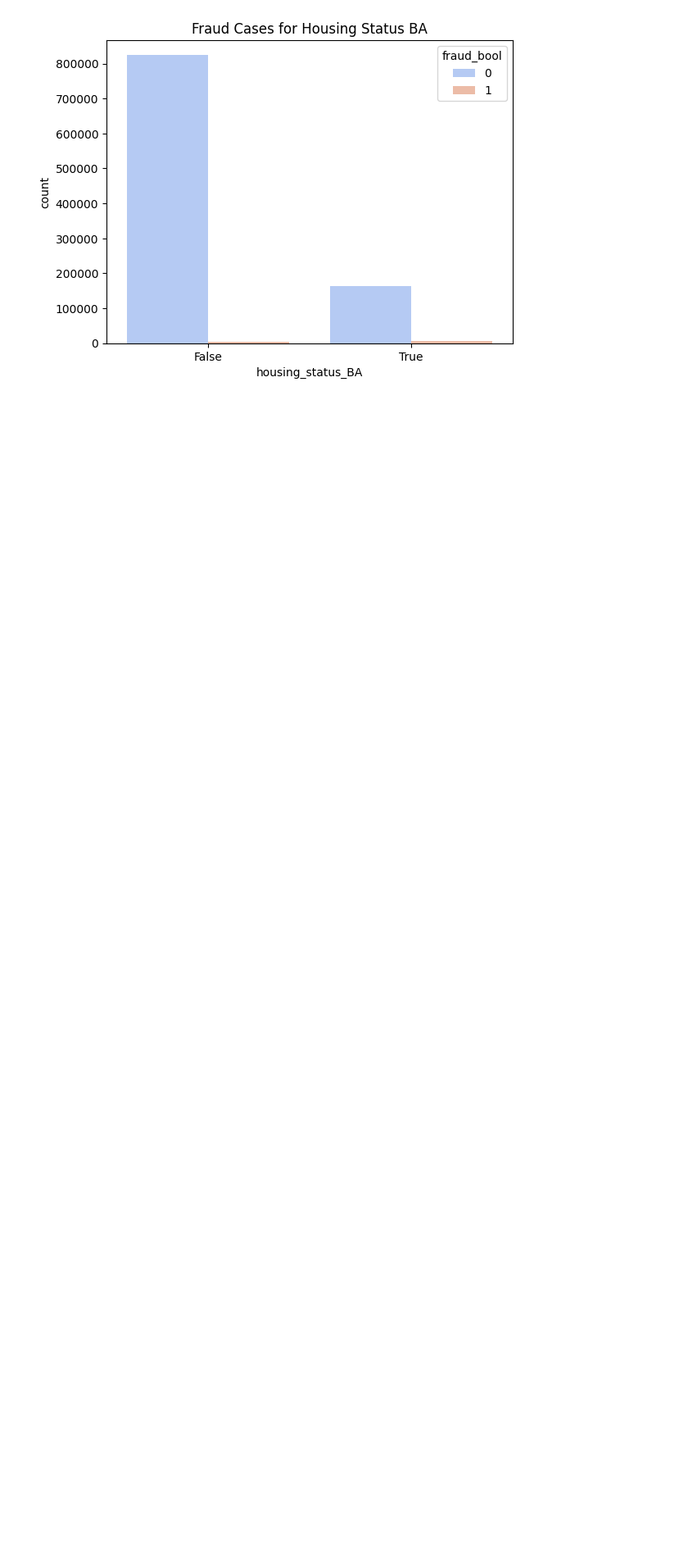
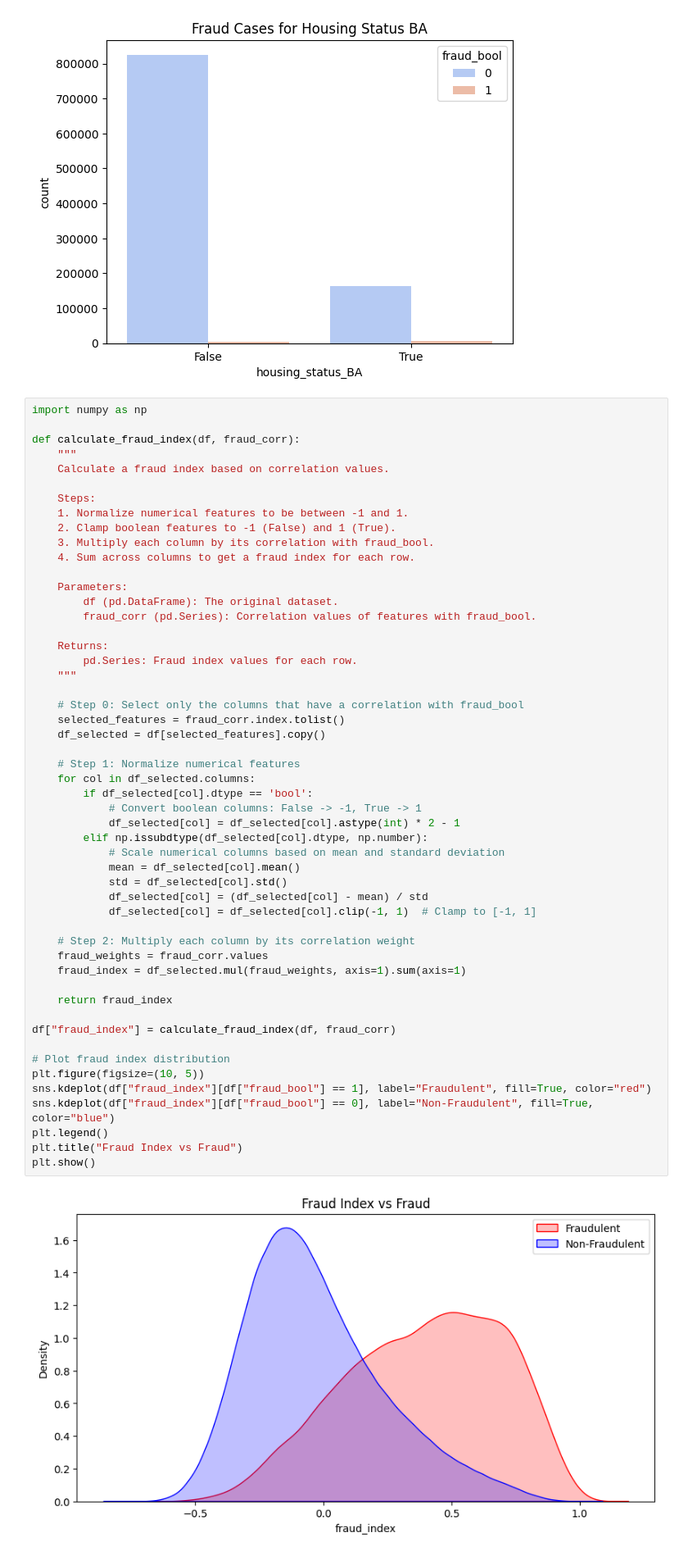
Before and after one commit to hmzdot/fraud-ml, a Jupyter notebook: src/analysis.ipynb, the cells around one changed output. Shown: that part at 82% size. Saved outputs shown, nothing was run; the diff lists cells and outputs as text; blank space fills up the shorter version.

```diff
--- a/src/analysis.ipynb
+++ b/src/analysis.ipynb
@@ -104,3 +115,57 @@ plt.title("Fraud Cases for Housing Status BA")
 plt.show()
 # %% [output]
 [figure]
+# %%
+import numpy as np
+
+def calculate_fraud_index(df, fraud_corr):
+    """
+    Calculate a fraud index based on correlation values.
+
+    Steps:
+    1. Normalize numerical features to be between -1 and 1.
+    2. Clamp boolean features to -1 (False) and 1 (True).
+    3. Multiply each column by its correlation with fraud_bool.
+    4. Sum across columns to get a fraud index for each row.
+
+    Parameters:
+        df (pd.DataFrame): The original dataset.
+        fraud_corr (pd.Series): Correlation values of features with fraud_bool.
+
+    Returns:
+        pd.Series: Fraud index values for each row.
+    """
+
+    # Step 0: Select only the columns that have a correlation with fraud_bool
+    selected_features = fraud_corr.index.tolist()
+    df_selected = df[selected_features].copy()
+
+    # Step 1: Normalize numerical features
+    for col in df_selected.columns:
+        if df_selected[col].dtype == 'bool':
+            # Convert boolean columns: False -> -1, True -> 1
+            df_selected[col] = df_selected[col].astype(int) * 2 - 1
+        elif np.issubdtype(df_selected[col].dtype, np.number):
+            # Scale numerical columns based on mean and standard deviation
+            mean = df_selected[col].mean()
+            std = df_selected[col].std()
+            df_selected[col] = (df_selected[col] - mean) / std
+            df_selected[col] = df_selected[col].clip(-1, 1)  # Clamp to [-1, 1]
+
+    # Step 2: Multiply each column by its correlation weight
+    fraud_weights = fraud_corr.values
+    fraud_index = df_selected.mul(fraud_weights, axis=1).sum(axis=1)
+
+    return fraud_index
+
+df["fraud_index"] = calculate_fraud_index(df, fraud_corr)
+
+# Plot fraud index distribution
+plt.figure(figsize=(10, 5))
+sns.kdeplot(df["fraud_index"][df["fraud_bool"] == 1], label="Fraudulent", fill=True, color="red")
+sns.kdeplot(df["fraud_index"][df["fraud_bool"] == 0], label="Non-Fraudulent", fill=True, color="blue")
+plt.legend()
+plt.title("Fraud Index vs Fraud")
+plt.show()
+# %% [output]
+[figure, added]
```
Also changed, not shown: parts of 4 cells of this notebook, 4 other files.
